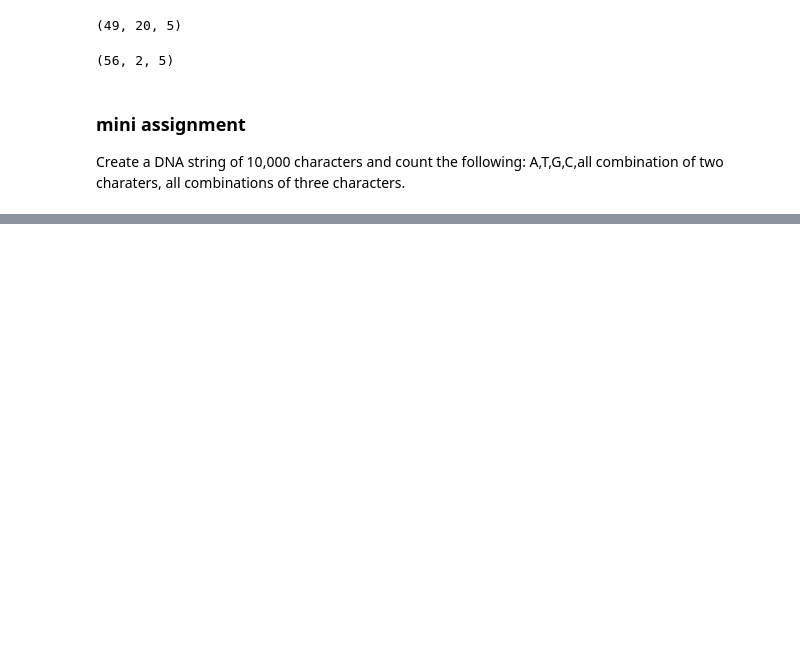
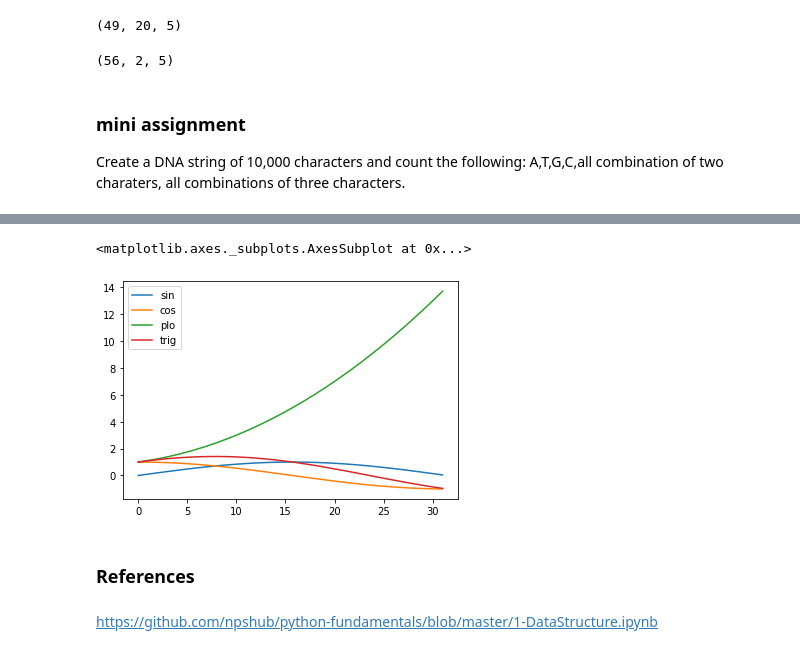
Before and after one commit to Santosh-KC159/python, a Jupyter notebook: data structue.ipynb, the cells around one changed output, grey strips where cells are left out. Drawn from its saved outputs; the diff is of its cells as text; code cells hidden in the pictures; blank space fills up the shorter version.

Commit message:
home
data structure python fundamental

```diff
--- a/data structue.ipynb
+++ b/data structue.ipynb
@@ -314,0 +474,8 @@ DNA
+# %%
+import numpy as np
+X = np.arange(0,np.pi,0.1)
+M = {"sin": [np.sin(x) for x in X],\
+     "cos": [np.cos(x) for x in X],\
+     "plo":[(x*x+x+1) for x in X],\
+     "trig": [np.cos(x) + np.sin(x) for x in X]}
+print(M)
@@ -314,0 +484,4 @@ DNA
+# %%
+import pandas as pd
+DF = pd.DataFrame(M)
+DF
@@ -314,0 +506,10 @@ DNA
+# %%
+%matplotlib inline
+DF.plot()
+# %% [output]
+<matplotlib.axes._subplots.AxesSubplot at 0x...>
+[figure, added]
+# %% [markdown]
+### References
+# %% [markdown]
+https://github.com/npshub/python-fundamentals/blob/master/1-DataStructure.ipynb
```
Also changed, not shown: parts of 54 cells of this notebook.
